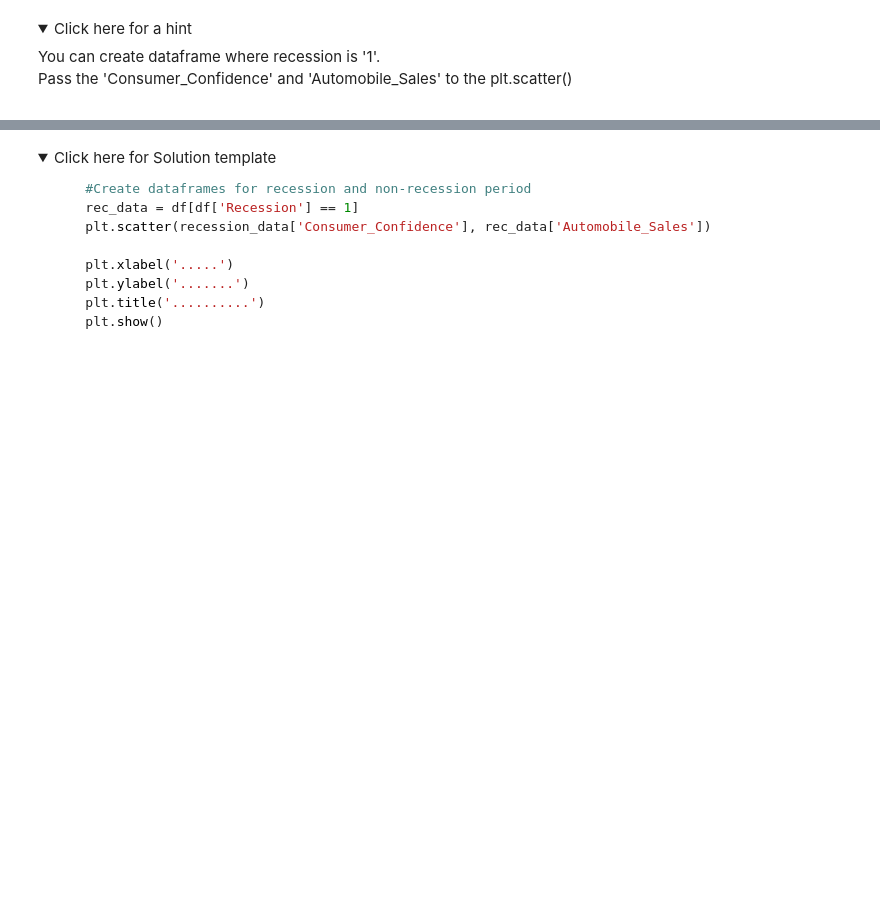
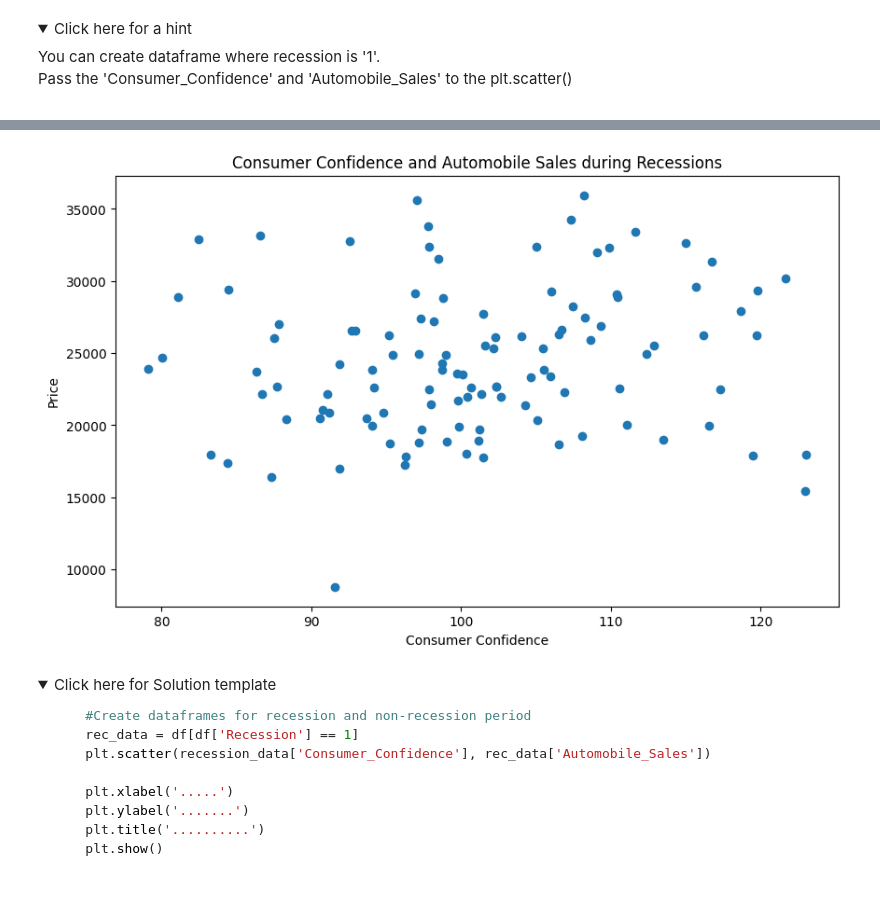
Before and after one commit to Polcsak/Data-vizualization-with-python, a Jupyter notebook: week05_final-project/DV0101EN-Exercise-Final-Assignment-Part-1.ipynb, the cells around one changed output, grey strips where cells are left out. Saved outputs shown, nothing was run; the diff lists cells and outputs as text; code cells hidden in the pictures; folded sections open; blank space fills up the shorter version.

```diff
--- a/week05_final-project/DV0101EN-Exercise-Final-Assignment-Part-1.ipynb
+++ b/week05_final-project/DV0101EN-Exercise-Final-Assignment-Part-1.ipynb
@@ -618,3 +696,13 @@ Save this plot as "Bubble.png"</span><br>
+# %%
+recession_data = df[df['Recession'] == 1]
+plt.figure(figsize=(10, 6))
+plt.scatter(data=recession_data, x="Consumer_Confidence", y="Price")
+plt.title('Consumer Confidence and Automobile Sales during Recessions')
+plt.xlabel('Consumer Confidence')
+plt.ylabel('Price')
+plt.show()
+# %% [output]
+[figure, added]
 # %% [markdown]
 <details>
 <summary>Click here for Solution template</summary>
```
Also changed, not shown: parts of 24 cells of this notebook.
